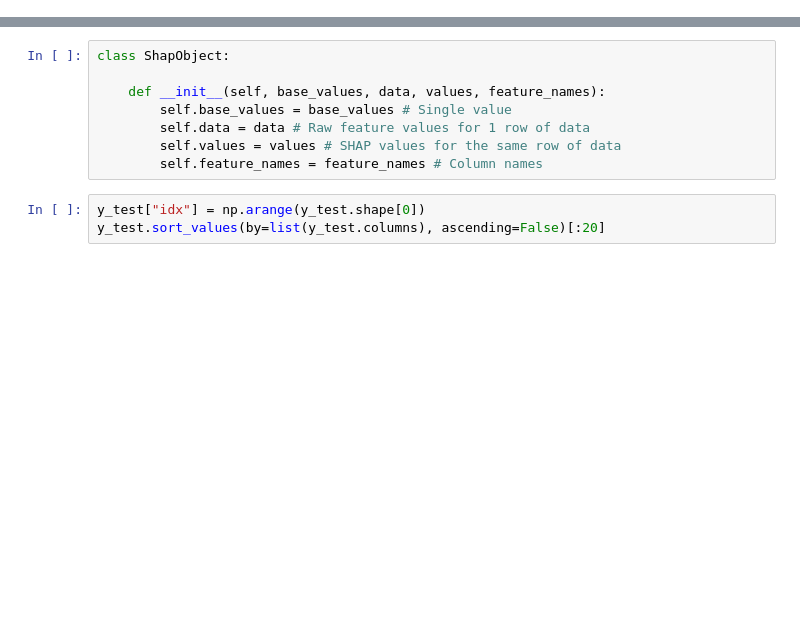
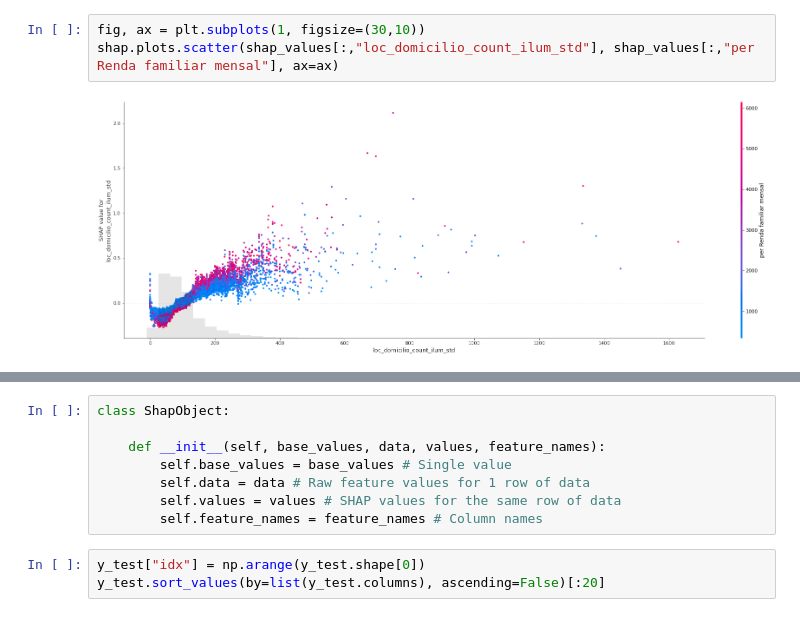
Before and after one commit to rafaelygn/master-analysis-inequality-mobility, a Jupyter notebook: notebooks/intro-geopandas/analysis_model_leisure.ipynb, the cells around one changed output, grey strips where cells are left out. Saved outputs shown, nothing was run; the diff lists cells and outputs as text; blank space fills up the shorter version.

```diff
--- a/notebooks/intro-geopandas/analysis_model_leisure.ipynb
+++ b/notebooks/intro-geopandas/analysis_model_leisure.ipynb
@@ -121,0 +166,5 @@ shap.plots.beeswarm(shap_values, max_display=15)
+# %%
+fig, ax = plt.subplots(1, figsize=(30,10))
+shap.plots.scatter(shap_values[:,"loc_domicilio_count_ilum_std"], shap_values[:,"per Renda familiar mensal"], ax=ax)
+# %% [output]
+[figure, added]
```
Also changed, not shown: parts of 52 cells of this notebook, 12 other files.
